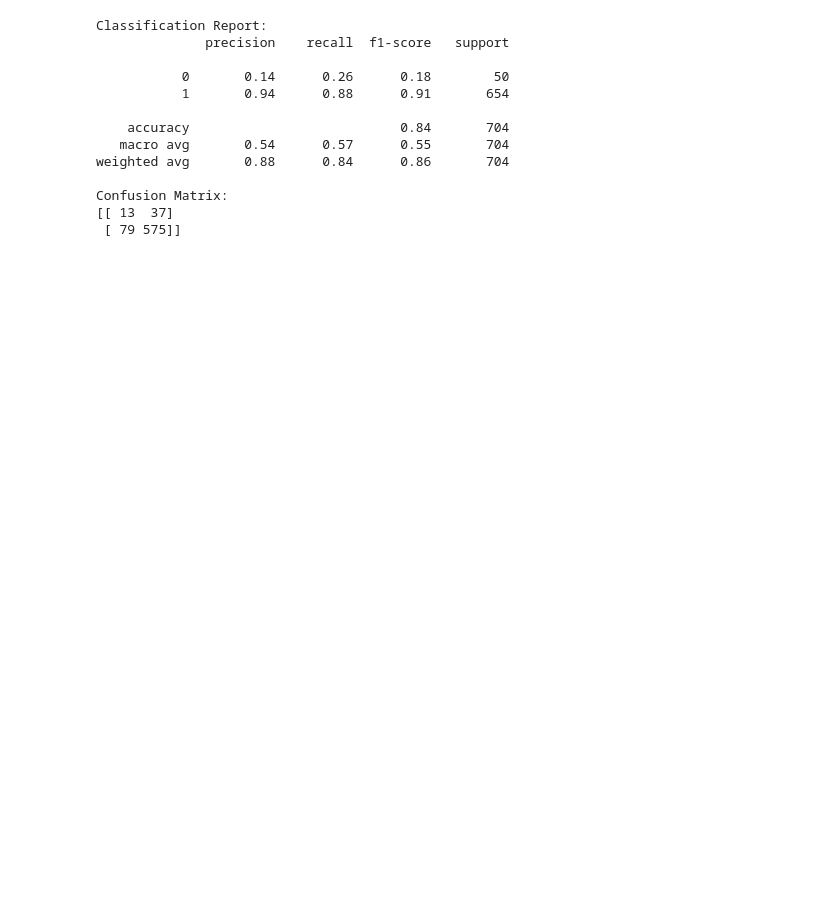
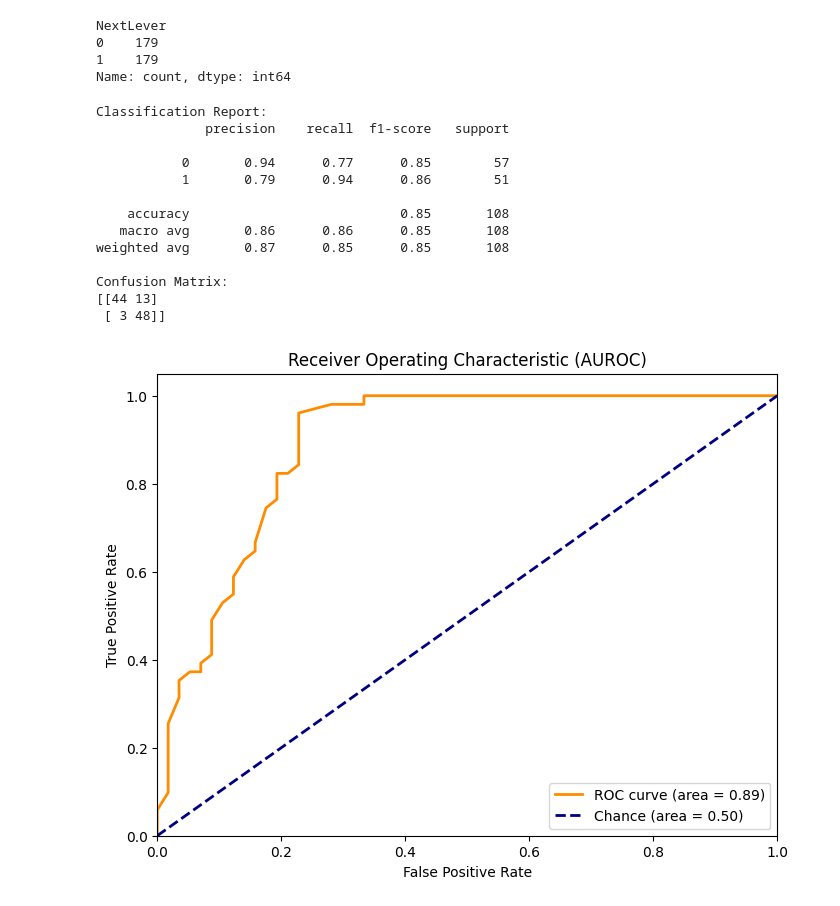
Before and after one commit to wonnpyon/ML-For-Beginners, a Jupyter notebook: Photometry/10BalancedRF.ipynb, the cells around one changed output. Drawn from its saved outputs; the diff is of its cells as text; code cells hidden in the pictures; blank space fills up the shorter version.

```diff
--- a/Photometry/10BalancedRF.ipynb
+++ b/Photometry/10BalancedRF.ipynb
@@ -59,2 +57,27 @@ See the caveats in the documentation: https://pandas.pydata.org/pandas-docs/stab
+# %%
+from sklearn.utils import resample
+
+# Assuming 'df' is your DataFrame and 'NextLever' is the target column
+# First, split the data into two separate DataFrames based on the class
+df_class_0 = df[df['NextLever'] == 0]
+df_class_1 = df[df['NextLever'] == 1]
+
+# Find the number of samples in the smaller class
+n_samples = min(len(df_class_0), len(df_class_1))
+
+# Downsample the larger class to the size of the smaller class
+df_class_0_downsampled = resample(df_class_0, replace=False, n_samples=n_samples, random_state=42)
+df_class_1_downsampled = resample(df_class_1, replace=False, n_samples=n_samples, random_state=42)
+
+# Combine the downsampled classes back into a single DataFrame
+df_balanced = pd.concat([df_class_0_downsampled, df_class_1_downsampled])
+
+# Now df_balanced has an equal number of samples from both classes
+print(df_balanced['NextLever'].value_counts())  # Should print the same number for both classes
+# %% [output]
+NextLever
+0    179
+1    179
+Name: count, dtype: int64
 # %%
 
@@ -89,6 +112,7 @@ rf.fit(X_train_res, y_train_res)
 
 # Making predictions on the test data
 y_pred = rf.predict(X_test)
+y_scores = rf.predict_proba(X_test)[:, 1]
 
 # Evaluating the classifier
 print("Classification Report:")
@@ -100,16 +124,39 @@ print(confusion_matrix(y_test, y_pred))
 Classification Report:
               precision    recall  f1-score   support
 
-           0       0.14      0.26      0.18        50
-           1       0.94      0.88      0.91       654
+           0       0.94      0.77      0.85        57
+           1       0.79      0.94      0.86        51
 
-    accuracy                           0.84       704
-   macro avg       0.54      0.57      0.55       704
-weighted avg       0.88      0.84      0.86       704
+    accuracy                           0.85       108
+   macro avg       0.86      0.86      0.85       108
+weighted avg       0.87      0.85      0.85       108
 
 Confusion Matrix:
-[[ 13  37]
- [ 79 575]]
+[[44 13]
+ [ 3 48]]
+# %%
+from sklearn.ensemble import RandomForestClassifier
+from sklearn.metrics import roc_curve, auc
+from sklearn.model_selection import train_test_split
+import matplotlib.pyplot as plt
+
+# Compute ROC curve and ROC AUC
+fpr, tpr, _ = roc_curve(y_test, y_scores)
+roc_auc = auc(fpr, tpr)
+
+# Plotting the ROC curve
+plt.figure(figsize=(8, 6))
+plt.plot(fpr, tpr, color='darkorange', lw=2, label='ROC curve (area = %0.2f)' % roc_auc)
+plt.plot([0, 1], [0, 1], color='navy', lw=2, linestyle='--', label='Chance (area = 0.50)')
+plt.xlim([0.0, 1.0])
+plt.ylim([0.0, 1.05])
+plt.xlabel('False Positive Rate')
+plt.ylabel('True Positive Rate')
+plt.title('Receiver Operating Characteristic (AUROC)')
+plt.legend(loc="lower right")
+plt.show()
+# %% [output]
+[figure, added]
 # %%
 import pandas as pd
 import matplotlib.pyplot as plt
```
Also changed, not shown: parts of 14 cells of this notebook.
